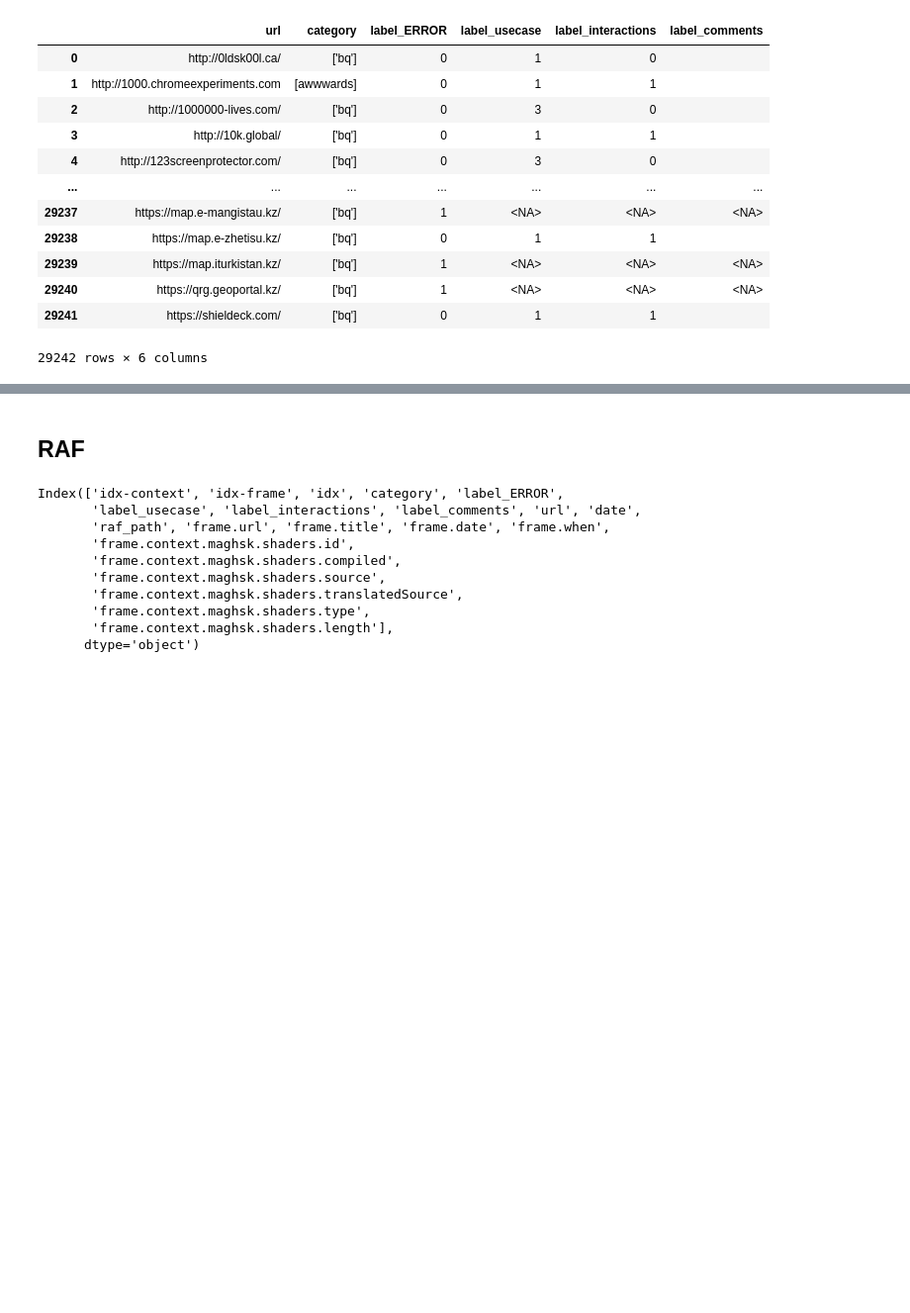
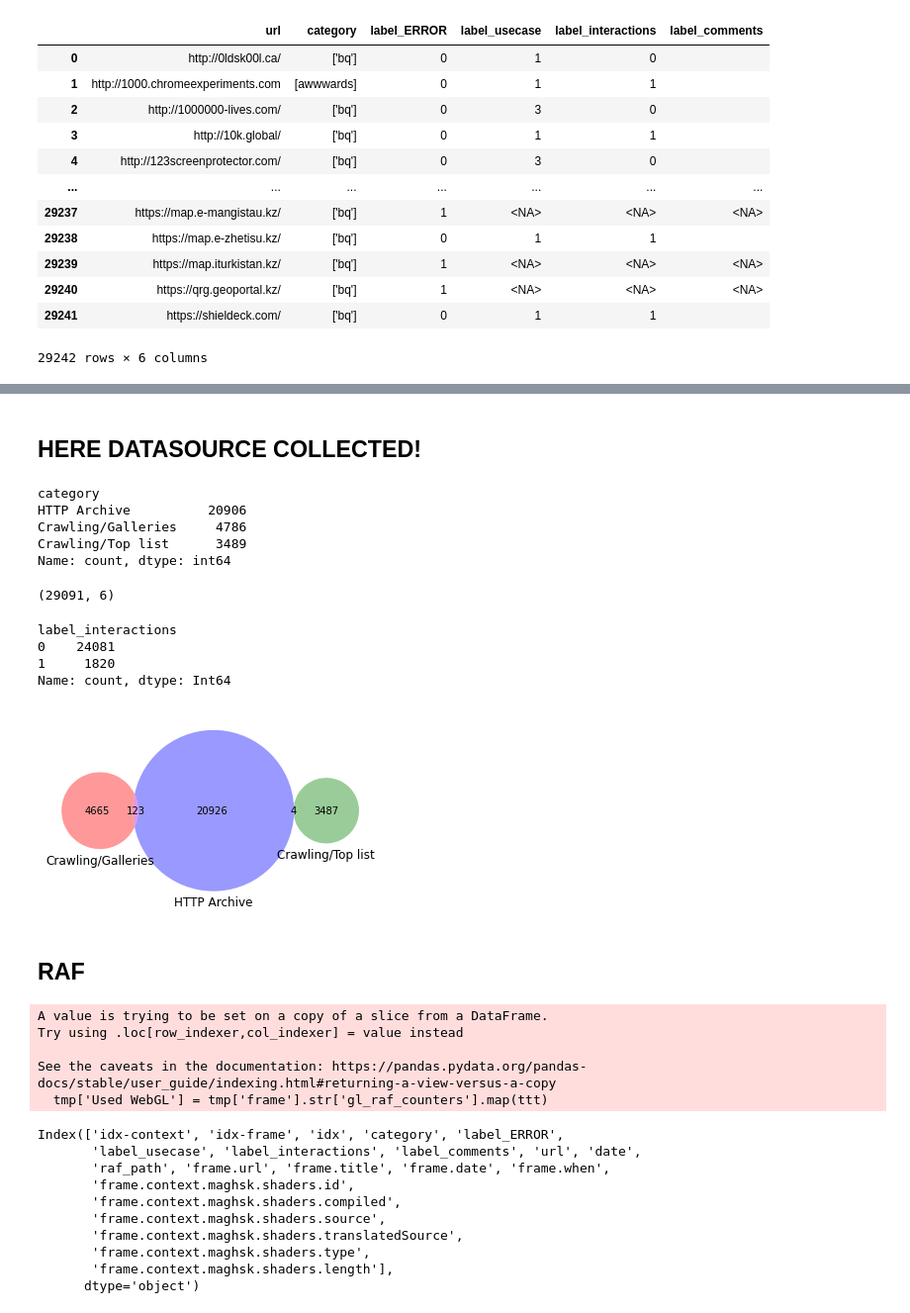
Before and after one commit to yudshj/WebGL-Empirical-Study-new, a Jupyter notebook: 3-4.AnalyzeRaf/0_preprocessing.ipynb, the cells around one changed output, grey strips where cells are left out. Shown at 99% size. Saved outputs shown, nothing was run; the diff lists cells and outputs as text; code cells hidden in the pictures; blank space fills up the shorter version.

```diff
--- a/3-4.AnalyzeRaf/0_preprocessing.ipynb
+++ b/3-4.AnalyzeRaf/0_preprocessing.ipynb
@@ -44,0 +81,16 @@ df_label
+# %%
+df_label.update(df_label2)
+df_label['category'] = df_label['category'].map(lambda x: x if type(x) == list else eval(x))
+df_label.loc[df_label['label_comments'] =='domain', 'label_ERROR'] = 4
+# %%
+import re
+
+def url_essential(url: str):
+    re_pattern = r'^(http(s)?://)?(.*?)(/?index(\.[a-z]+)?)?[#/]*$'
+    return re.match(re_pattern, url).group(3)
+# %%
+tmp = df_label.copy()
+tmp['url_essential'] = df_label['url'].map(url_essential)
+tmp.drop_duplicates(subset=['url_essential'], inplace=True)
+tmp.drop(columns=['url_essential'], inplace=True)
+tmp['label_ERROR'].value_counts().drop(0).sum()
@@ -45,3 +151,31 @@ df_label
+# %% [markdown]
+## HERE DATASOURCE COLLECTED!
+# %%
+tmp2e = tmp2.explode()
+tmp2e.value_counts()
+# %% [output]
+category
+HTTP Archive          20906
+Crawling/Galleries     4786
+Crawling/Top list      3489
+Name: count, dtype: int64
+# %%
+tmp.shape
+# %% [output]
+(29091, 6)
+# %%
+tmp2e = tmp[tmp['label_ERROR'] == 0]
+tmp2e['label_interactions'].value_counts()
+# %% [output]
+label_interactions
+0    24081
+1     1820
+Name: count, dtype: Int64
+# %%
+matplotlib_venn.venn3([set(tmp2e[tmp2e == 'Crawling/Galleries'].index), set(tmp2e[tmp2e == 'Crawling/Top list'].index), set(tmp2e[tmp2e == 'HTTP Archive'].index)], set_labels=['Crawling/Galleries', 'Crawling/Top list', 'HTTP Archive'])
+plt.savefig('fig/results_overview_coll_venn.pdf', bbox_inches='tight')
+# %% [output]
+[figure, added]
 # %% [markdown]
 ## RAF
 # %%
@@ -54,3 +197,13 @@ else:
+# %%
+tmp = df[df['label_interactions'] == 1]
+tmp['Used WebGL'] = tmp['frame'].str['gl_raf_counters'].map(ttt)
+tmp.drop(columns=['frame','events_time_hp','raf_path']).to_csv('A.csv')
+# %% [output]
+A value is trying to be set on a copy of a slice from a DataFrame.
+Try using .loc[row_indexer,col_indexer] = value instead
+
+See the caveats in the documentation: https://pandas.pydata.org/pandas-docs/stable/user_guide/indexing.html#returning-a-view-versus-a-copy
+  tmp['Used WebGL'] = tmp['frame'].str['gl_raf_counters'].map(ttt)
 # %%
 if Path('imr/0504-df_frame-raf.pkl.zst').exists():
     df_frame = pd.read_pickle('imr/0504-df_frame-raf.pkl.zst', compression='zstd')
```
Also changed, not shown: parts of 10 cells of this notebook, 29 other files.
